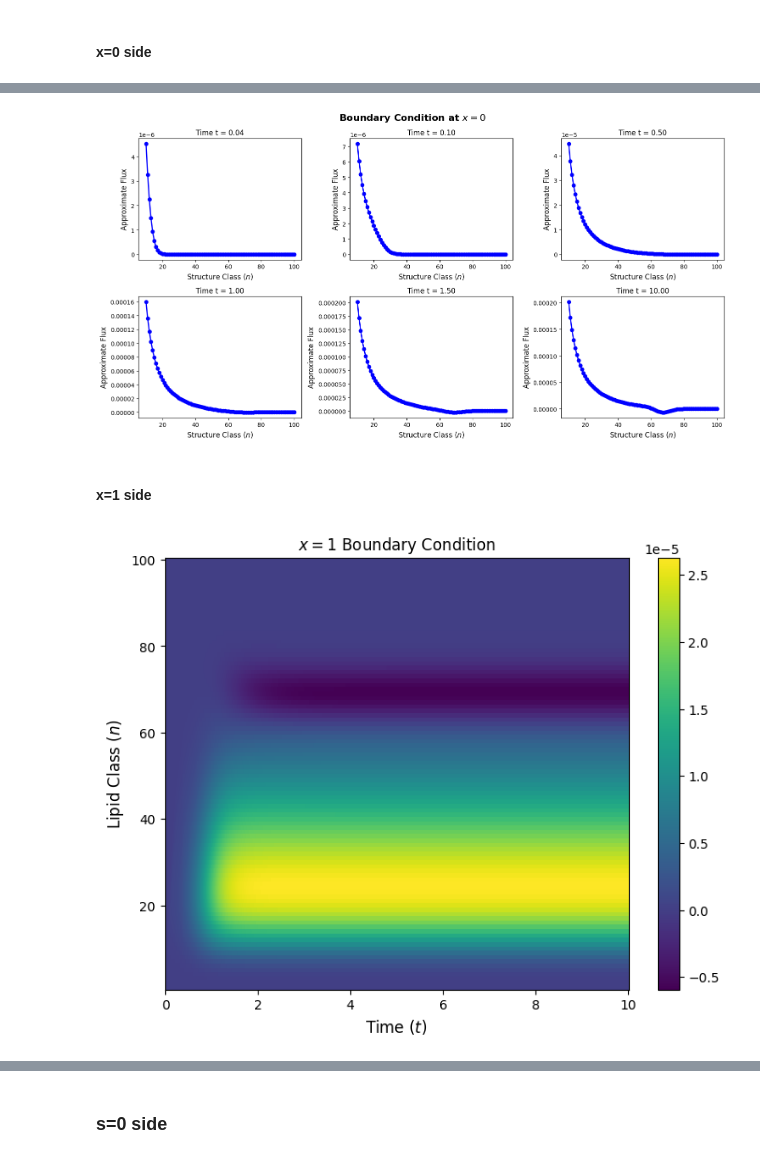
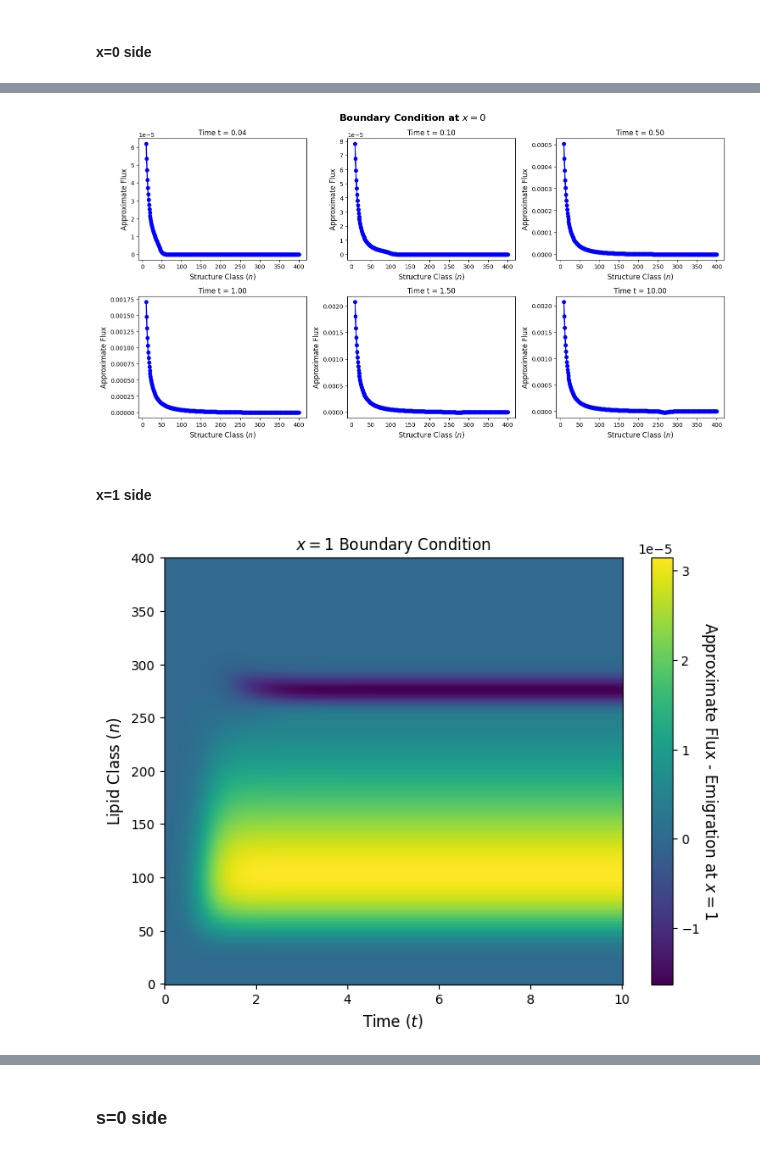
Before and after one commit to eleonoraagostinelli/VolumeFilling-Multiscale-Model, a Jupyter notebook: Discrete_SpaceStructure_Solver.ipynb, the cells around one changed output, grey strips where cells are left out. Drawn from its saved outputs; the diff is of its cells as text; code cells hidden in the pictures.

```diff
--- a/Discrete_SpaceStructure_Solver.ipynb
+++ b/Discrete_SpaceStructure_Solver.ipynb
@@ -20,7 +20,7 @@ from model_solver_no_heaviside import MacrophageModelNoHeaviside
 # %%
 # Define your parameters
 p = Params(
-    M=100, N=100, kplus=3, kminus=1, beta=2, D_min=0.1, gamma=0.2,
+    M=20, N=400, kplus=3, kminus=1, beta=2, D_min=0.1, gamma=0.2,
     sigma_b=0.004, sigma_max=0.4, V_tot=100000, v_max=10, theta=10, debug=True
 )
 
@@ -371,31 +398,32 @@ fig.suptitle("Boundary Condition at $x=0$", fontsize=16, fontweight='bold')
 plt.tight_layout()
 plt.show()
 # %% [output]
-[figure, old version]
+[figure, new version]
 # %% [markdown]
 #### x=1 side
 # %%
 # Manually check the flux at j=J
 phi = results["spatial"]["phi"]
 approx_flux = - (p.D_min + (1 - p.D_min) * model.n_decay) * p.M * (((phi[:,p.M-1]+phi[:,p.M])/2)[:, None] * (U[:, p.M, :] - U[:, p.M-1, :]) - (U[:, p.M-1 ,:] + U[:, p.M, :])/2 * (phi[:, p.M] - phi[:, p.M-1])[:, None])
 emigration = p.gamma * (p.D_min + (1 - p.D_min) * model.n_decay) * U[:, -1, :]
 
 plt.figure(figsize=(8, 6))
 
-mesh = plt.pcolormesh(sol.t, model.n_array[1:p.N+1], (approx_flux - emigration)[:, 1:p.N+1].T,
+mesh = plt.pcolormesh(sol.t, model.n_array[0:p.N+1], (approx_flux - emigration)[:, 0:p.N+1].T,
                      cmap='viridis', shading='auto') # hot, OrRd, Reds
 
 # Add the Colorbar so we can read the values
 cbar = plt.colorbar(mesh)
+cbar.set_label("Approximate Flux - Emigration at $x=1$", rotation=270, labelpad=15, fontsize=12)
 
 # Format the Plot
 plt.xlabel("Time ($t$)", fontsize=12)
 plt.ylabel("Lipid Class ($n$)", fontsize=12)
 plt.title("$x=1$ Boundary Condition")
 
 plt.show()
 # %% [output]
-[figure, old version]
+[figure, new version]
 # %%
 num_plots = len(time_points_for_heatmap)
 ncols = min(3, num_plots)
```
Also changed, not shown: parts of 16 cells of this notebook.
